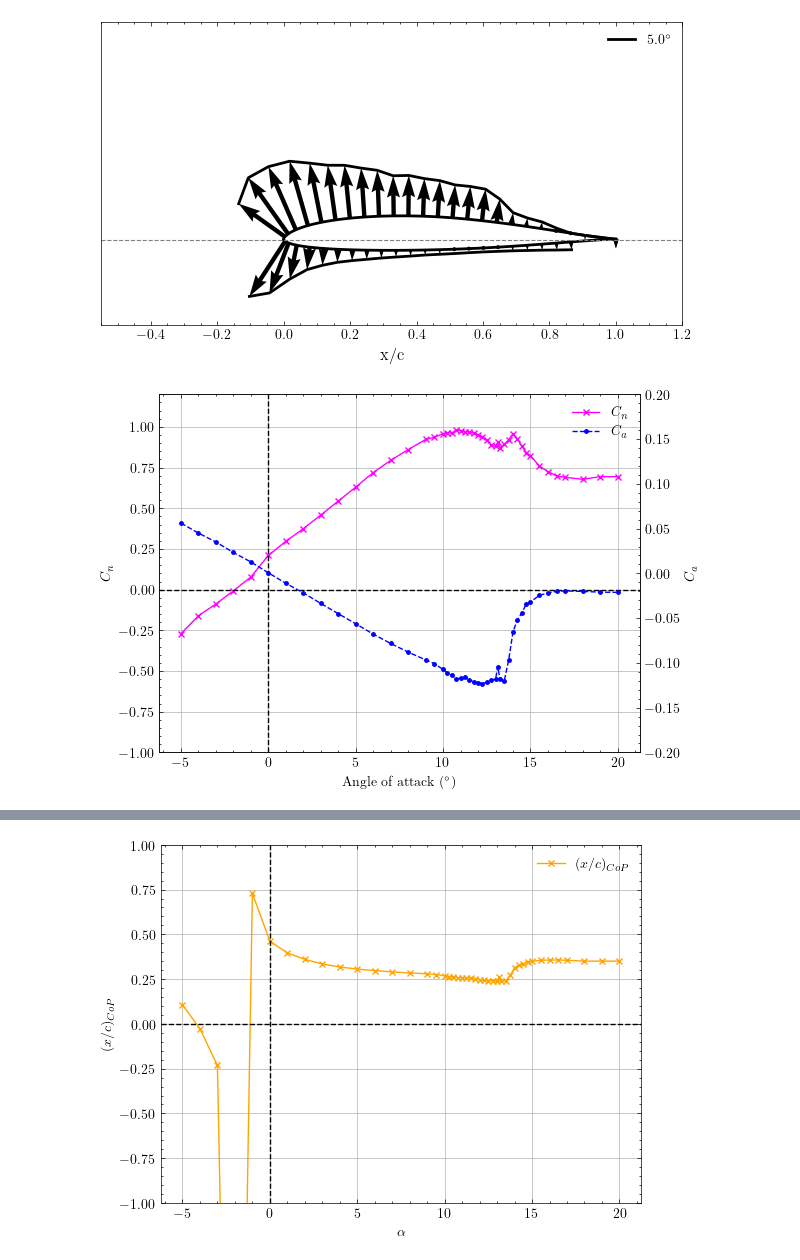
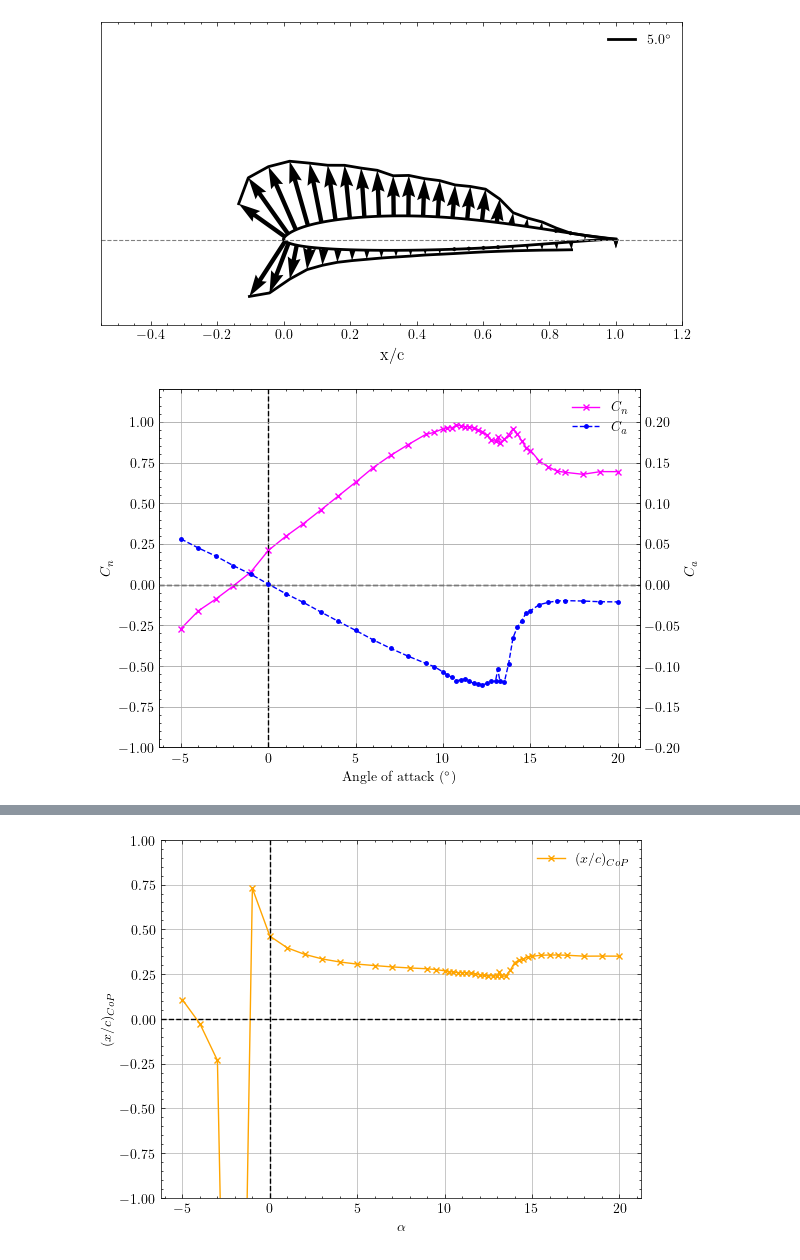
Before and after one commit to Repertoi-e/Low-speed-Wind-Tunnel, a Jupyter notebook: Analysis.ipynb, the cells around one changed output, grey strips where cells are left out. Cells and saved outputs as stored; diff of their text form; code cells hidden in the pictures.

```diff
--- a/Analysis.ipynb
+++ b/Analysis.ipynb
@@ -387,35 +387,36 @@ alphas, C_ns, C_ms, C_as = zip(*sorted(zip(alphas, C_ns, C_ms, C_as)))
 alphas = np.array(alphas)
 C_ns = np.array(C_ns)
 C_ms = np.array(C_ms)
 C_as = np.array(C_as)
 
 C_d = C_ns * np.sin(np.radians(alphas)) + C_as * np.cos(np.radians(alphas))
 C_l = C_ns * np.cos(np.radians(alphas)) - C_as * np.sin(np.radians(alphas))
 
 fig(1)
 ax1 = plt.gca()
 ax1.plot(alphas, C_ns, marker='x', linestyle='-', color='magenta', markersize=5, label='$C_n$')
 ax1.grid()
 ax1.axvline(0, color="black", linestyle="--")
 ax1.axhline(0, color="black", linestyle="--")
 ax1.set_ylabel("$C_n$")
 ax1.set_ylim(-1, 1.2)
 
 ax2 = ax1.twinx()
 ax2.plot(alphas, C_as, marker='.', linestyle='--', color='blue', markersize=5, label='$C_a$')
 ax2.set_ylabel("$C_a$")
-ax2.set_ylim(-0.2, 0.2)
+ax2.grid()
+ax2.set_ylim(-1/5, 1.2/5)
 
 lines1, labels1 = ax1.get_legend_handles_labels()
 lines2, labels2 = ax2.get_legend_handles_labels()
 
 legend(lines1 + lines2, labels1 + labels2, loc="best")
 
 ax1.set_xlabel("Angle of attack ($^\\circ$)")
 
 plt.savefig("C_n C_a.pgf", format="pgf")
 # %% [output]
-[figure, old version]
+[figure, new version]
 # %%
 fig(1.5)
 
```
Also changed, not shown: parts of 10 cells of this notebook, 13 other files.
